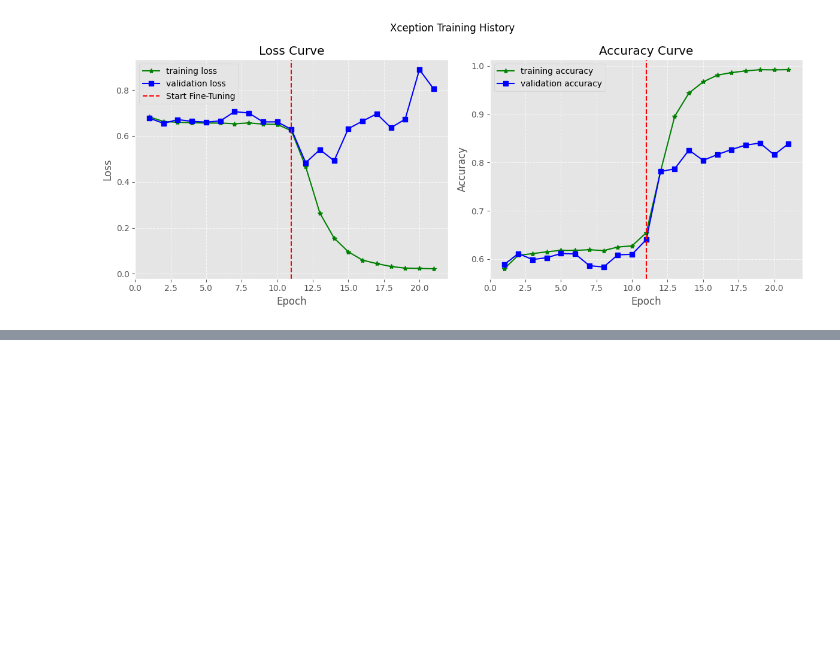
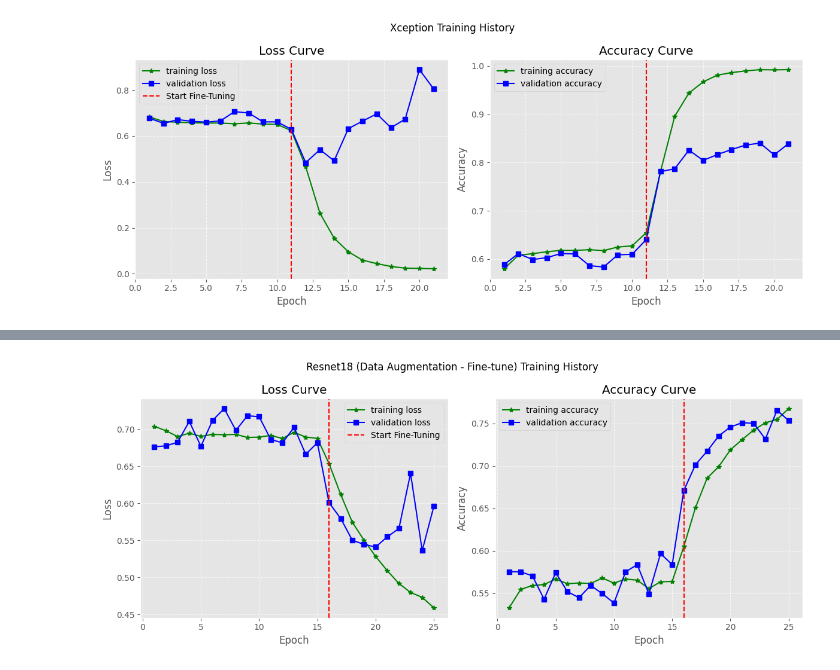
Before and after one commit to DangCongKhai/deep_fake_detection, a Jupyter notebook: notebooks/resnet18_image_classification.ipynb, the cells around one changed output, grey strips where cells are left out. Cells and saved outputs as stored; diff of their text form; code cells hidden in the pictures; blank space fills up the shorter version.

```diff
--- a/notebooks/resnet18_image_classification.ipynb
+++ b/notebooks/resnet18_image_classification.ipynb
@@ -901,0 +1088,10 @@ Clipping input data to the valid range for imshow with RGB data ([0..1] for floa
+# %%
+model = model.to(DEVICE)
+new_optimizer = torch.optim.Adam(
+    [
+        {"params": model.model.fc.parameters(), "lr": 1e-4},
+        {"params": model.model.layer4.parameters(), "lr": 1e-5},
+        {"params": model.model.layer3.parameters(), "lr": 1e-5},
+    ]
+)
+criterion = nn.CrossEntropyLoss()
@@ -901,0 +1171,10 @@ Clipping input data to the valid range for imshow with RGB data ([0..1] for floa
+# %%
+model_saved_name = f"{MODEL_NAME}_(data_augment_head_only)_finetuned_{TASK_NAME}"
+plot_history(
+    history,
+    "Resnet18 (Data Augmentation - Fine-tune) Training History",
+    f"{model_saved_name}.png",
+    start_finetuned_epoch=EPOCHS + 1
+)
+# %% [output]
+[figure, added]
```
Also changed, not shown: parts of 34 cells of this notebook.
